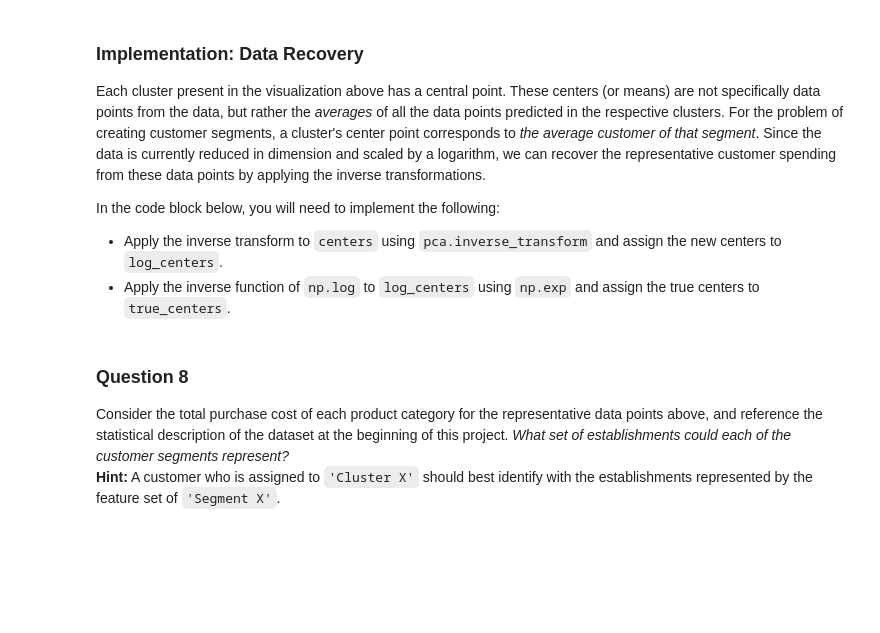
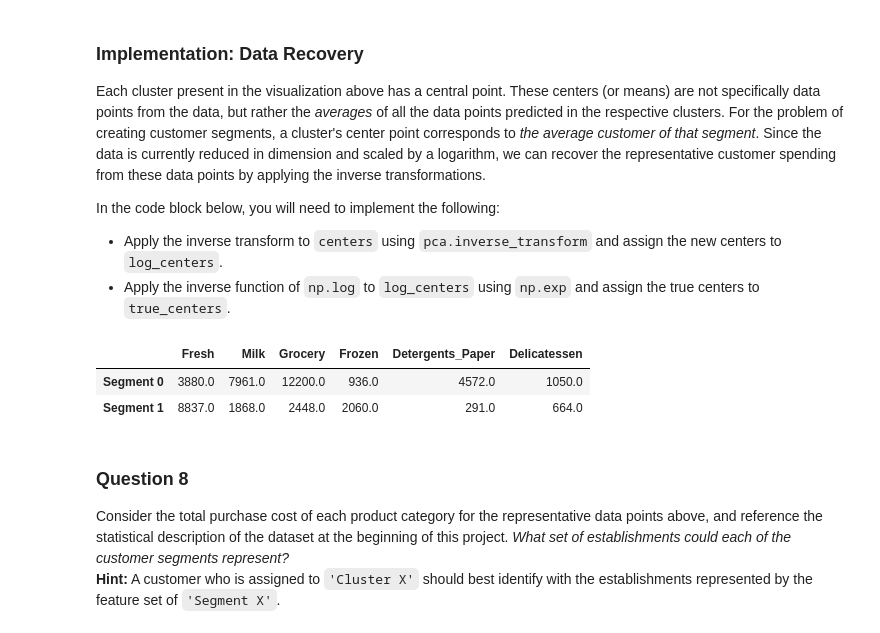
Before and after one commit to moritz112358/Creating_customer_segments, a Jupyter notebook: customer_segments.ipynb, the cells around one changed output. Cells and saved outputs as stored; diff of their text form; code cells hidden in the pictures; blank space fills up the shorter version.

```diff
--- a/customer_segments.ipynb
+++ b/customer_segments.ipynb
@@ -266,13 +411,14 @@ In the code block below, you will need to implement the following:
  - Apply a PCA transformation of the sample log-data `log_samples` using `pca.transform`, and assign the results to `pca_samples`.
 # %%
 # TODO: Apply PCA by fitting the good data with only two dimensions
-pca = None
+pca = PCA(n_components=2)
+pca.fit(good_data)
 
 # TODO: Transform the good data using the PCA fit above
-reduced_data = None
+reduced_data = pca.transform(good_data)
 
 # TODO: Transform the sample log-data using the PCA fit above
-pca_samples = None
+pca_samples = pca.transform(log_samples)
 
 # Create a DataFrame for the reduced data
 reduced_data = pd.DataFrame(reduced_data, columns = ['Dimension 1', 'Dimension 2'])
@@ -303,17 +460,24 @@ In the code block below, you will need to implement the following:
  - Import sklearn.metrics.silhouette_score and calculate the silhouette score of `reduced_data` against `preds`.
    - Assign the silhouette score to `score` and print the result.
 # %%
-# TODO: Apply your clustering algorithm of choice to the reduced data
-clusterer = None
+from sklearn.cluster import KMeans
+from sklearn.metrics import silhouette_samples, silhouette_score
 
-# TODO: Predict the cluster for each data point
-preds = None
+for num_clus in [2]:
+    # TODO: Apply your clustering algorithm of choice to the reduced data
+    clusterer = KMeans(n_clusters=num_clus, random_state=442)
+    clusterer.fit(reduced_data)
 
-# TODO: Find the cluster centers
-centers = None
+    # TODO: Predict the cluster for each data point
+    preds = clusterer.predict(reduced_data)
 
-# TODO: Predict the cluster for each transformed sample data point
-sample_preds = None
+    # TODO: Find the cluster centers
+    centers = clusterer.cluster_centers_
+    #print centers
 
-# TODO: Calculate the mean silhouette coefficient for the number of clusters chosen
-score = None
+    # TODO: Predict the cluster for each transformed sample data point
+    sample_preds = clusterer.predict(pca_samples)
+
+    # TODO: Calculate the mean silhouette coefficient for the number of clusters chosen
+    score = silhouette_score(reduced_data, preds)
+    print "Mean silhouette score with {} clusters: {:.3f}".format(num_clus, score)
@@ -337,16 +525,20 @@ In the code block below, you will need to implement the following:
  - Apply the inverse function of `np.log` to `log_centers` using `np.exp` and assign the true centers to `true_centers`.
 # %%
 # TODO: Inverse transform the centers
-log_centers = None
+log_centers = pca.inverse_transform(centers)
 
 # TODO: Exponentiate the centers
-true_centers = None
+true_centers = np.exp(log_centers)
 
 # Display the true centers
 segments = ['Segment {}'.format(i) for i in range(0,len(centers))]
 true_centers = pd.DataFrame(np.round(true_centers), columns = data.keys())
 true_centers.index = segments
 display(true_centers)
+# %% [output]
+|  | Fresh | Milk | Grocery | Frozen | Detergents_Paper | Delicatessen |
+| Segment 0 | 3880.0 | 7961.0 | 12200.0 | 936.0 | 4572.0 | 1050.0 |
+| Segment 1 | 8837.0 | 1868.0 | 2448.0 | 2060.0 | 291.0 | 664.0 |
 # %% [markdown]
 ### Question 8
 Consider the total purchase cost of each product category for the representative data points above, and reference the statistical description of the dataset at the beginning of this project. *What set of establishments could each of the customer segments represent?*
```
Also changed, not shown: parts of 28 cells of this notebook.
